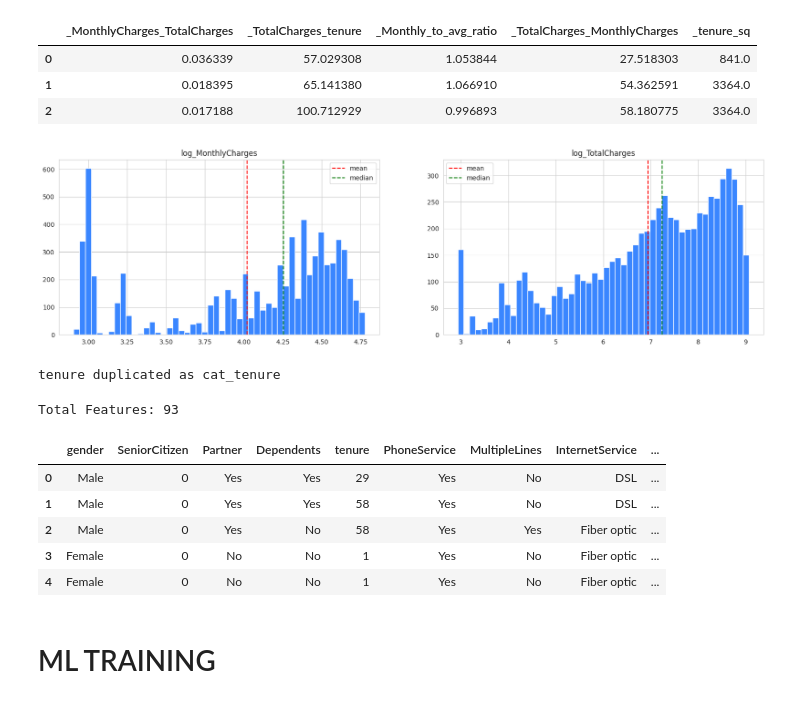
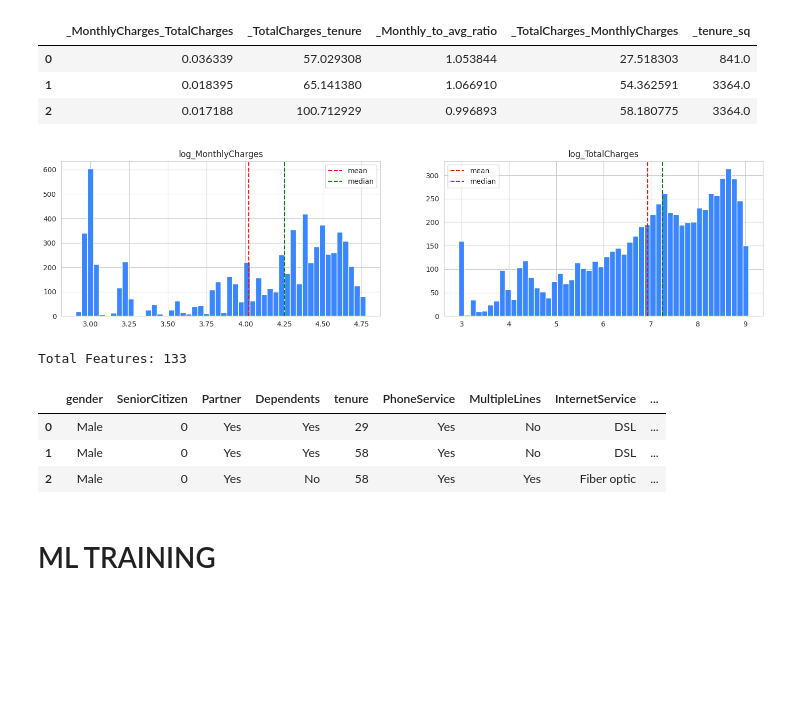
Before and after one commit to coded-sly/ps6e3-Customer-Churn, a Jupyter notebook: ps6e3-kerasnn-featurespace.ipynb, the cells around one changed output. Drawn from its saved outputs; the diff is of its cells as text; code cells hidden in the pictures; blank space fills up the shorter version.

```diff
--- a/ps6e3-kerasnn-featurespace.ipynb
+++ b/ps6e3-kerasnn-featurespace.ipynb
@@ -329,21 +330,21 @@ for col in ['MonthlyCharges']:
         else:
             ROUNDS.append(r_n)
 
-    # print(f"\nEXTRACTING DIGITS... ", end='')
-    # for d in [-2, -1, 0, 1, 2]:
-    #     d_n = f'{col}_digit_{d}'
-    #     print(d_n+', ', end='')
-    #     train[d_n] = ((train[col] * 10**d) % 10).fillna(-1).astype('int32')
-    #     test[d_n]  = ((test[col]  * 10**d) % 10).fillna(-1).astype('int32')
-    #     orig[d_n]  = ((orig[col]  * 10**d) % 10).fillna(-1).astype('int32')
+    print(f"\nEXTRACTING DIGITS... ", end='')
+    for d in [-2, -1, 0, 1, 2]:
+        d_n = f'{col}_digit_{d}'
+        print(d_n+', ', end='')
+        train[d_n] = ((train[col] * 10**d) % 10).fillna(-1).astype('int32')
+        test[d_n]  = ((test[col]  * 10**d) % 10).fillna(-1).astype('int32')
+        orig[d_n]  = ((orig[col]  * 10**d) % 10).fillna(-1).astype('int32')
 
-    #     ## -- Drop constant features --
-    #     if train[d_n].nunique() < 2:
-    #         train = train.drop([d_n], axis=1)
-    #         test  = test.drop([d_n], axis=1)
-    #         orig  = orig.drop([d_n], axis=1)
-    #     else:
-    #         DIGITS.append(d_n)
+        ## -- Drop constant features --
+        if train[d_n].nunique() < 2:
+            train = train.drop([d_n], axis=1)
+            test  = test.drop([d_n], axis=1)
+            orig  = orig.drop([d_n], axis=1)
+        else:
+            DIGITS.append(d_n)
 
     print(f"\nEQUAL BINNING... ", end='')
     for b in [100]: # 50, 100, 400
@@ -794,23 +801,23 @@ def orig_TE_data_propagate(
 # %%
 ## -- CREATE LOG TRANSFORMED FEATURES --
 for df in [train, test, orig]:
     df['log_MonthlyCharges'] = np.log(df['MonthlyCharges'])
     df['log_TotalCharges'] = np.log(df['TotalCharges'])
 
 LOG_FEEATURES = ['log_MonthlyCharges', 'log_TotalCharges']
 
-plt.figure(figsize=(20, 5))
+plt.figure(figsize=(18, 4))
 for i, col in enumerate(LOG_FEEATURES):
     plt.subplot(1, len(LOG_FEEATURES), i+1)
     plt.hist(orig[col], bins=50)
     plt.axvline(x=orig[col].mean(), color='r', linestyle='--', label='mean')
     plt.axvline(x=orig[col].median(), color='g', linestyle='--', label='median')
     plt.title(f'{col}')
     plt.legend()
 
 plt.show()
 # %% [output]
-[figure, old version]
+[figure, new version]
 # %%
 train, test, _, ORIG_COLS = orig_TE_data_propagate(
     orig,
@@ -823,26 +830,22 @@ train, test, _, ORIG_COLS = orig_TE_data_propagate(
     fill_nan=True,
 )
 # %%
-## -- DUPLICATE 'tunure' AS CATEGORICAL --
-for df in [train, test, orig]:
-    df['cat_tenure'] = df['tenure'].to_numpy()
+# ## -- DUPLICATE 'tunure' AS CATEGORICAL --
+# for df in [train, test, orig]:
+#     df['cat_tenure'] = df['tenure'].to_numpy()
 
-print('tenure duplicated as cat_tenure')
+# print('tenure duplicated as cat_tenure')
-# %% [output]
-tenure duplicated as cat_tenure
 # %%
 FEATURES = [c for c in train.columns if c not in ['id', TARGET]]
 print('Total Features:', len(FEATURES))
 
-train.head()
+train.head(3)
 # %% [output]
-Total Features: 93
+Total Features: 133
 |  | gender | SeniorCitizen | Partner | Dependents | tenure | PhoneService | MultipleLines | InternetService | ... |
 | 0 | Male | 0 | Yes | Yes | 29 | Yes | No | DSL | ... |
 | 1 | Male | 0 | Yes | Yes | 58 | Yes | No | DSL | ... |
 | 2 | Male | 0 | Yes | No | 58 | Yes | Yes | Fiber optic | ... |
-| 3 | Female | 0 | No | No | 1 | Yes | No | Fiber optic | ... |
-| 4 | Female | 0 | No | No | 1 | Yes | No | Fiber optic | ... |
 # %% [markdown]
 # ML TRAINING
 # %%
```
Also changed, not shown: parts of 11 cells of this notebook.
